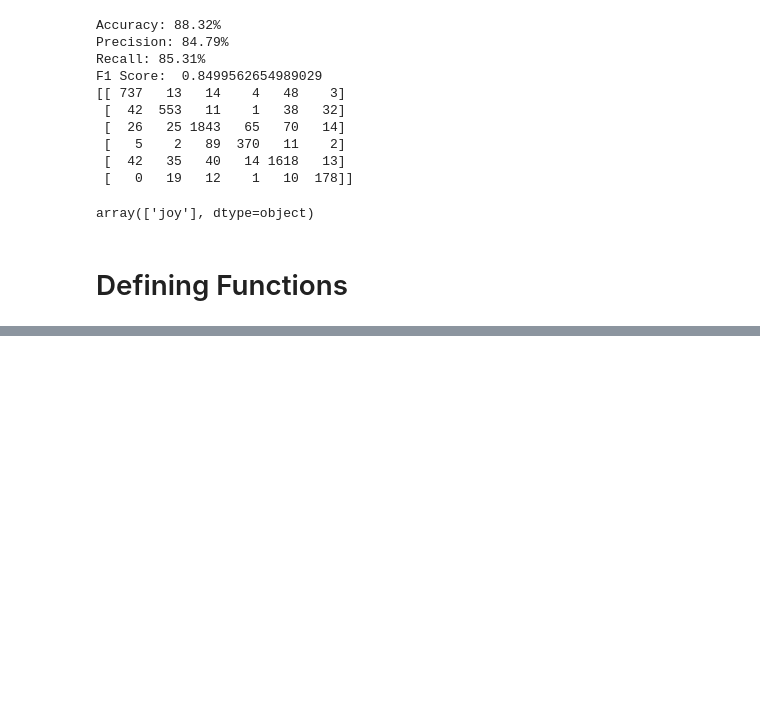
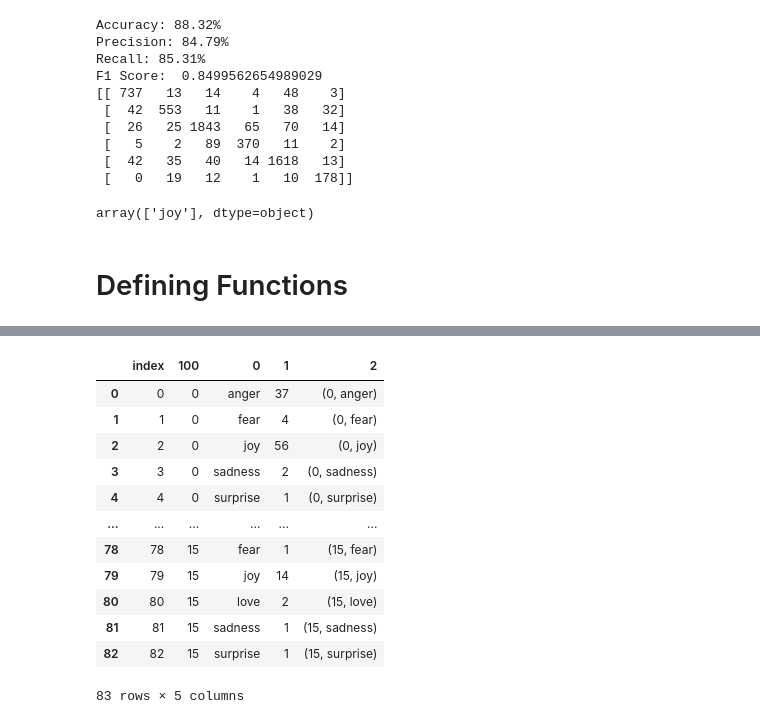
Before and after one commit to KhaldounN/Files-, a Jupyter notebook: FINAL_DSF.ipynb, the cells around one changed output, grey strips where cells are left out. Cells and saved outputs as stored; diff of their text form; code cells hidden in the pictures; blank space fills up the shorter version.

```diff
--- a/FINAL_DSF.ipynb
+++ b/FINAL_DSF.ipynb
@@ -231,0 +239,10 @@ IndentationError: ignored
+# %%
+import math
+f = df_emotions.T
+f['100'] =  (f.index/100).astype(int)
+f['1'] = f.index
+r = f.groupby(by=['100',0]).count()
+r
+d = pd.DataFrame(r)
+d.reset_index(inplace=True)
+d
@@ -231,0 +297,18 @@ IndentationError: ignored
+# %%
+d = pd.DataFrame(r)
+d.reset_index(inplace=True)
+d
+# %% [output]
+|  | index | 100 | 0 | 1 | 2 |
+| 0 | 0 | 0 | anger | 37 | (0, anger) |
+| 1 | 1 | 0 | fear | 4 | (0, fear) |
+| 2 | 2 | 0 | joy | 56 | (0, joy) |
+| 3 | 3 | 0 | sadness | 2 | (0, sadness) |
+| 4 | 4 | 0 | surprise | 1 | (0, surprise) |
+| ... | ... | ... | ... | ... | ... |
+| 78 | 78 | 15 | fear | 1 | (15, fear) |
+| 79 | 79 | 15 | joy | 14 | (15, joy) |
+| 80 | 80 | 15 | love | 2 | (15, love) |
+| 81 | 81 | 15 | sadness | 1 | (15, sadness) |
+| 82 | 82 | 15 | surprise | 1 | (15, surprise) |
+83 rows × 5 columns
```
Also changed, not shown: parts of 12 cells of this notebook.
